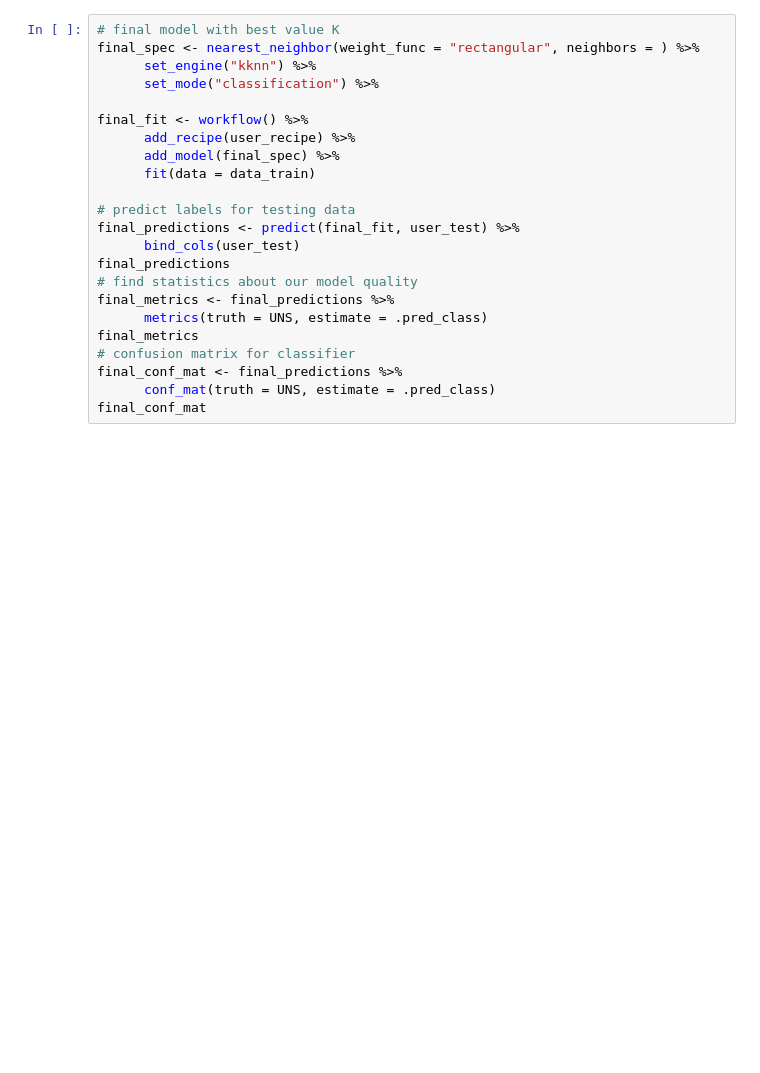
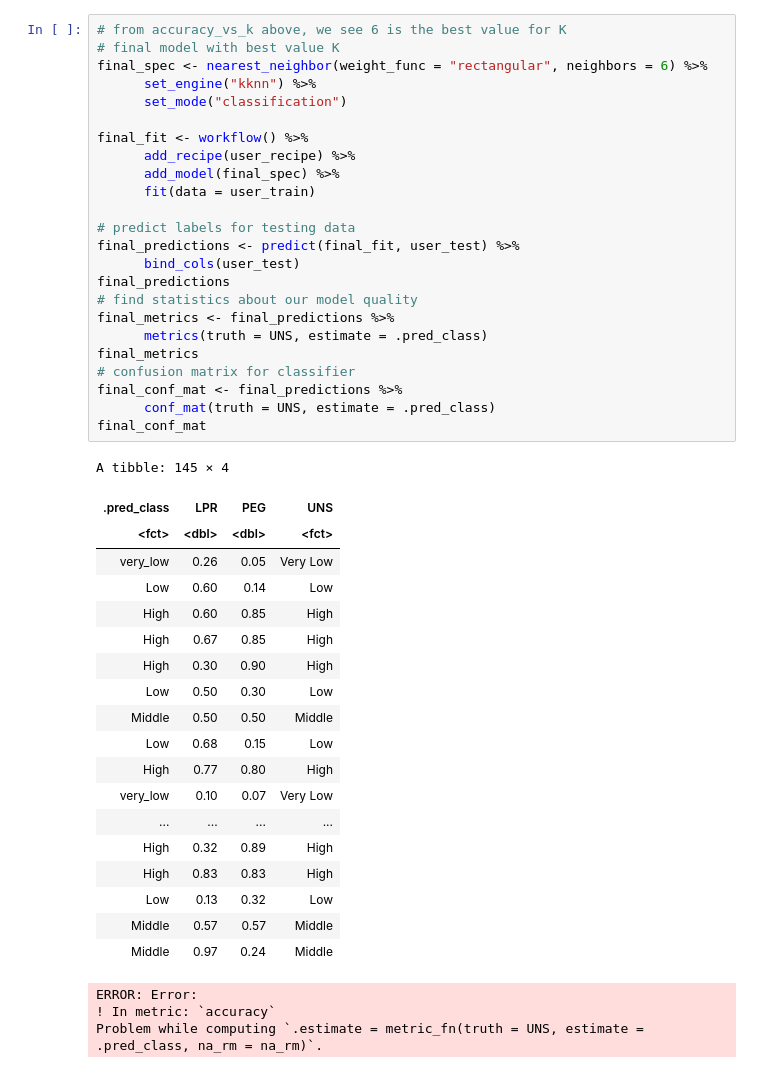
Before and after one commit to janicechn/project-005-25, a Jupyter notebook: term-project.ipynb, the cells around one changed output. Drawn from its saved outputs; the diff is of its cells as text; blank space fills up the shorter version.

```diff
--- a/term-project.ipynb
+++ b/term-project.ipynb
@@ -61,23 +88,47 @@ accuracy_vs_k
 # %%
+# from accuracy_vs_k above, we see 6 is the best value for K
 # final model with best value K
-final_spec <- nearest_neighbor(weight_func = "rectangular", neighbors = ) %>%
+final_spec <- nearest_neighbor(weight_func = "rectangular", neighbors = 6) %>%
       set_engine("kknn") %>%
-      set_mode("classification") %>%
+      set_mode("classification")
 
 final_fit <- workflow() %>%
       add_recipe(user_recipe) %>%
       add_model(final_spec) %>%
-      fit(data = data_train)
+      fit(data = user_train)
 
 # predict labels for testing data
 final_predictions <- predict(final_fit, user_test) %>%
       bind_cols(user_test)
 final_predictions
 # find statistics about our model quality
 final_metrics <- final_predictions %>%
       metrics(truth = UNS, estimate = .pred_class)
 final_metrics
 # confusion matrix for classifier
 final_conf_mat <- final_predictions %>%
       conf_mat(truth = UNS, estimate = .pred_class)
 final_conf_mat
+# %% [output]
+A tibble: 145 × 4
+| .pred_class | LPR | PEG | UNS |
+| <fct> | <dbl> | <dbl> | <fct> |
+| very_low | 0.26 | 0.05 | Very Low |
+| Low | 0.60 | 0.14 | Low |
+| High | 0.60 | 0.85 | High |
+| High | 0.67 | 0.85 | High |
+| High | 0.30 | 0.90 | High |
+| Low | 0.50 | 0.30 | Low |
+| Middle | 0.50 | 0.50 | Middle |
+| Low | 0.68 | 0.15 | Low |
+| High | 0.77 | 0.80 | High |
+| very_low | 0.10 | 0.07 | Very Low |
+| ... | ... | ... | ... |
+| High | 0.32 | 0.89 | High |
+| High | 0.83 | 0.83 | High |
+| Low | 0.13 | 0.32 | Low |
+| Middle | 0.57 | 0.57 | Middle |
+| Middle | 0.97 | 0.24 | Middle |
+ERROR: Error:
+! In metric: `accuracy`
+Problem while computing `.estimate = metric_fn(truth = UNS, estimate = .pred_class, na_rm = na_rm)`.
```
Also changed, not shown: parts of 4 cells of this notebook.
